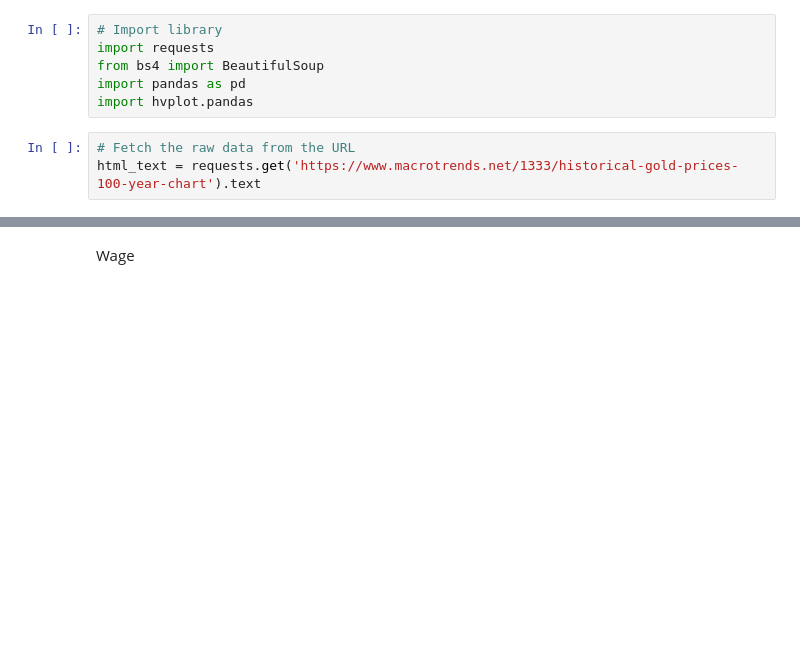
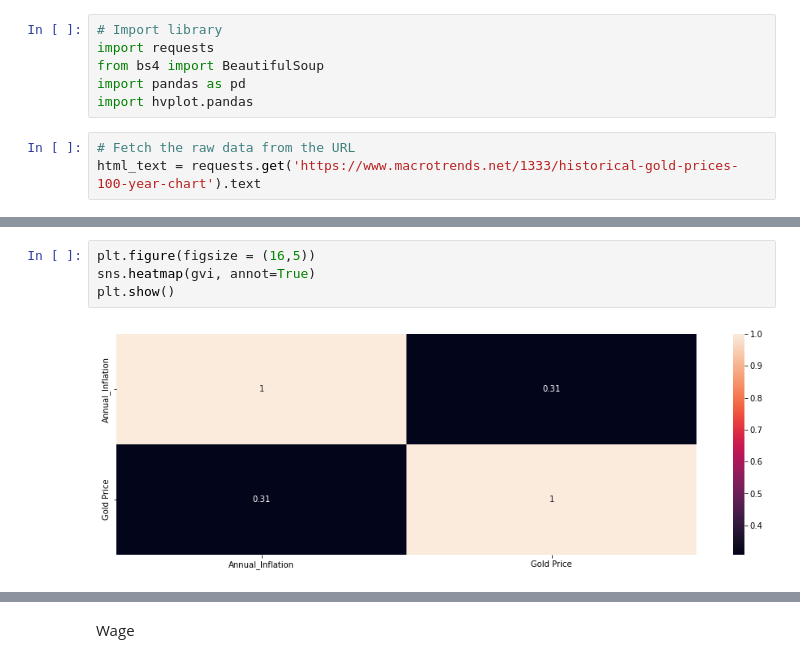
Before and after one commit to malrepos/FirstGroup, a Jupyter notebook: presentation_draft.ipynb, the cells around one changed output, grey strips where cells are left out. Saved outputs shown, nothing was run; the diff lists cells and outputs as text; blank space fills up the shorter version.

```diff
--- a/presentation_draft.ipynb
+++ b/presentation_draft.ipynb
@@ -869,0 +556,6 @@ gvi
+# %%
+plt.figure(figsize = (16,5))
+sns.heatmap(gvi, annot=True)
+plt.show()
+# %% [output]
+[figure, added]
```
Also changed, not shown: parts of 75 cells of this notebook.
